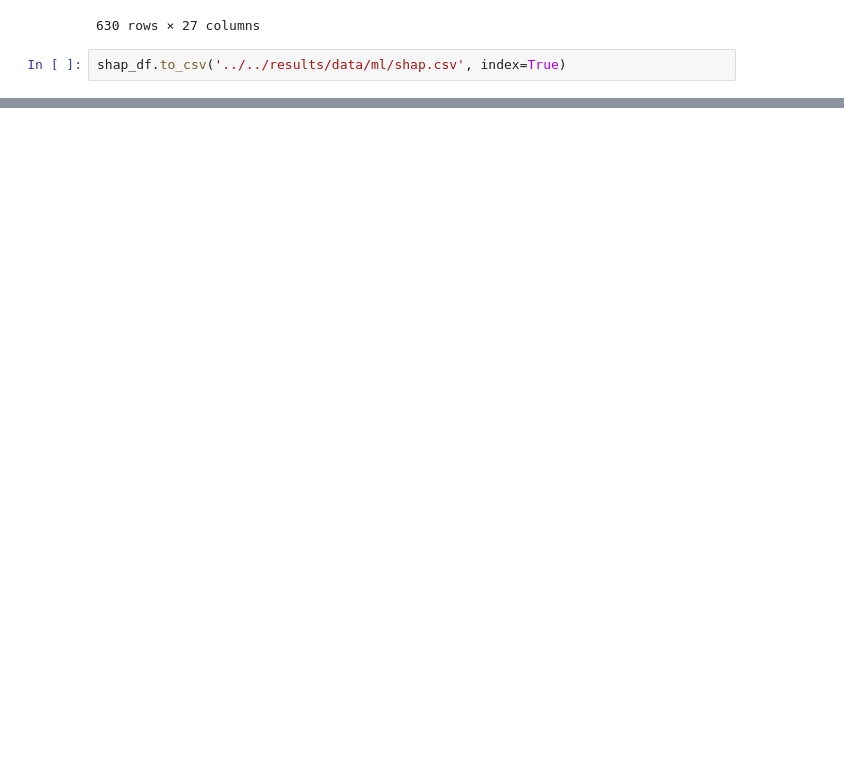
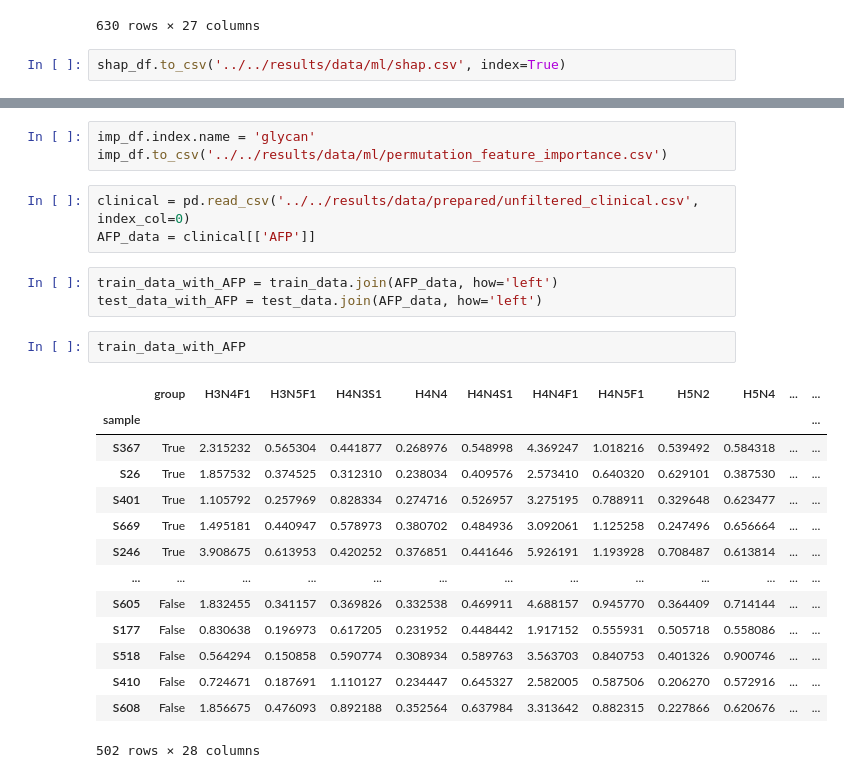
Before and after one commit to fubin1999/HCC-N-glycome, a Jupyter notebook: src/ml/automl.ipynb, the cells around one changed output, grey strips where cells are left out. Drawn from its saved outputs; the diff is of its cells as text; blank space fills up the shorter version.

```diff
--- a/src/ml/automl.ipynb
+++ b/src/ml/automl.ipynb
@@ -535,0 +571,26 @@ shap_df.to_csv('../../results/data/ml/shap.csv', index=True)
+# %%
+imp_df.index.name = 'glycan'
+imp_df.to_csv('../../results/data/ml/permutation_feature_importance.csv')
+# %%
+clinical = pd.read_csv('../../results/data/prepared/unfiltered_clinical.csv', index_col=0)
+AFP_data = clinical[['AFP']]
+# %%
+train_data_with_AFP = train_data.join(AFP_data, how='left')
+test_data_with_AFP = test_data.join(AFP_data, how='left')
+# %%
+train_data_with_AFP
+# %% [output]
+|  | group | H3N4F1 | H3N5F1 | H4N3S1 | H4N4 | H4N4S1 | H4N4F1 | H4N5F1 | H5N2 | H5N4 | ... | ... |
+| sample |  |  |  |  |  |  |  |  |  |  |  | ... |
+| S367 | True | 2.315232 | 0.565304 | 0.441877 | 0.268976 | 0.548998 | 4.369247 | 1.018216 | 0.539492 | 0.584318 | ... | ... |
+| S26 | True | 1.857532 | 0.374525 | 0.312310 | 0.238034 | 0.409576 | 2.573410 | 0.640320 | 0.629101 | 0.387530 | ... | ... |
+| S401 | True | 1.105792 | 0.257969 | 0.828334 | 0.274716 | 0.526957 | 3.275195 | 0.788911 | 0.329648 | 0.623477 | ... | ... |
+| S669 | True | 1.495181 | 0.440947 | 0.578973 | 0.380702 | 0.484936 | 3.092061 | 1.125258 | 0.247496 | 0.656664 | ... | ... |
+| S246 | True | 3.908675 | 0.613953 | 0.420252 | 0.376851 | 0.441646 | 5.926191 | 1.193928 | 0.708487 | 0.613814 | ... | ... |
+| ... | ... | ... | ... | ... | ... | ... | ... | ... | ... | ... | ... | ... |
+| S605 | False | 1.832455 | 0.341157 | 0.369826 | 0.332538 | 0.469911 | 4.688157 | 0.945770 | 0.364409 | 0.714144 | ... | ... |
+| S177 | False | 0.830638 | 0.196973 | 0.617205 | 0.231952 | 0.448442 | 1.917152 | 0.555931 | 0.505718 | 0.558086 | ... | ... |
+| S518 | False | 0.564294 | 0.150858 | 0.590774 | 0.308934 | 0.589763 | 3.563703 | 0.840753 | 0.401326 | 0.900746 | ... | ... |
+| S410 | False | 0.724671 | 0.187691 | 1.110127 | 0.234447 | 0.645327 | 2.582005 | 0.587506 | 0.206270 | 0.572916 | ... | ... |
+| S608 | False | 1.856675 | 0.476093 | 0.892188 | 0.352564 | 0.637984 | 3.313642 | 0.882315 | 0.227866 | 0.620676 | ... | ... |
+502 rows × 28 columns
```
Also changed, not shown: parts of 15 cells of this notebook, 1 other file.
